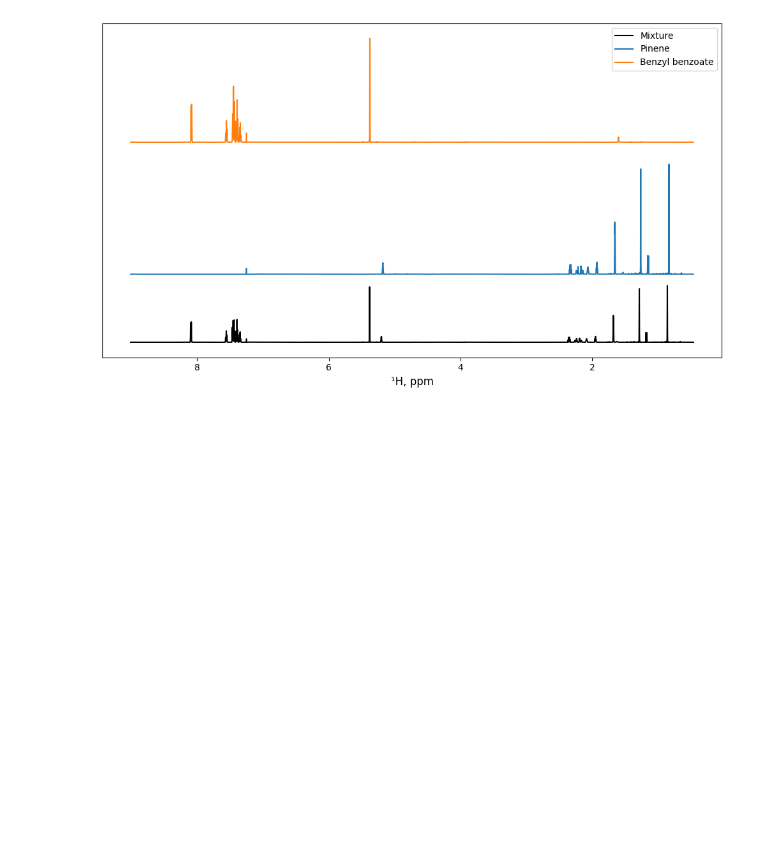
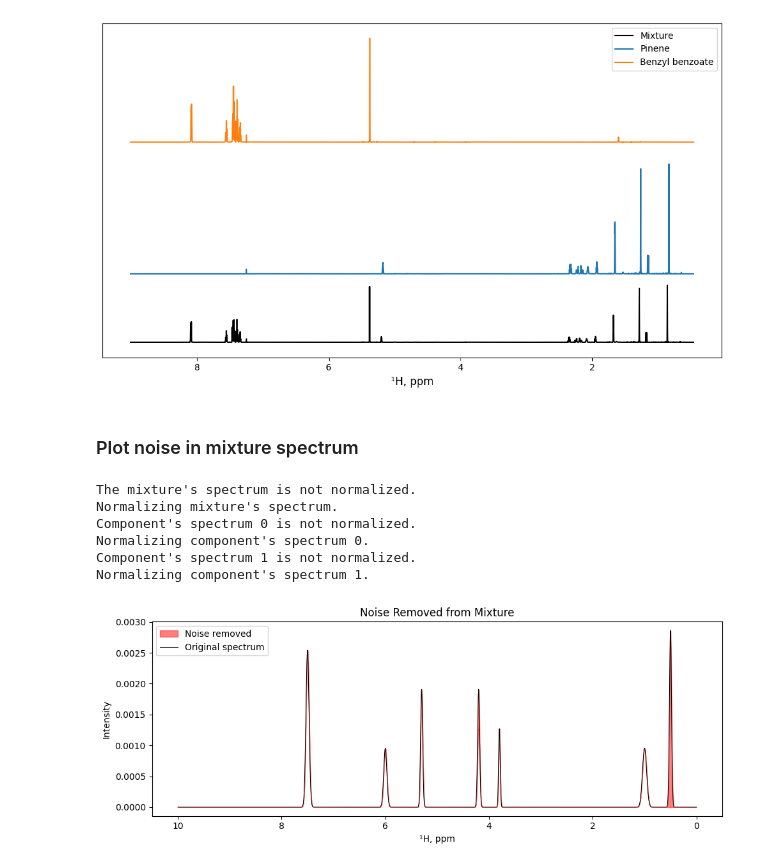
Before and after one commit to BDomzal/magnetstein, a Jupyter notebook: visualization_package/visualization_examples.ipynb, the cells around one changed output. Saved outputs shown, nothing was run; the diff lists cells and outputs as text; code cells hidden in the pictures; blank space fills up the shorter version.

```diff
--- a/visualization_package/visualization_examples.ipynb
+++ b/visualization_package/visualization_examples.ipynb
@@ -139,3 +139,5 @@ for col in plt.cm.tab10.colors[:len(spectra)]:
 visualize_stacked_spectra(spectra, colors=colours, labels=["Mixture", 'Pinene', 'Benzyl benzoate'])
 # %% [output]
 [figure]
+# %% [markdown]
+### Plot noise in mixture spectrum
@@ -141,0 +192,38 @@ visualize_stacked_spectra(spectra, colors=colours, labels=["Mixture", 'Pinene',
+# %%
+mixture_spec = NMRSpectrum(confs=spectrum_mixture)
+component1_spec = NMRSpectrum(confs=spectrum_component1)
+component2_spec = NMRSpectrum(confs=spectrum_component2)
+
+kappa_mix = 0.1
+kappa_comp = 0.1
+spectra_objects = [component1_spec, component2_spec]
+estimation = estimate_proportions(mixture_spec, [component1_spec, component2_spec], what_to_compare='area', MTD=kappa_mix, MTD_th=kappa_comp, solver=pulp.LpSolverDefault)
+
+p0 = 1-sum(estimation['proportions'])
+p0_prime = estimation['proportion_of_noise_in_components']
+
+mixture_spec.normalize(target_value=1-p0_prime)
+
+for i, sp in enumerate(spectra_objects):
+    sp.normalize(estimation['proportions'][i])
+
+all_confs = [
+                conf
+                for confs_list in [sp.confs for sp in spectra_objects]
+                for conf in confs_list
+            ]
+weighted_sum_of_components = NMRSpectrum(confs = all_confs)
+
+noise_in_mix_spectrum = estimation['noise']
+noise_in_components = estimation['noise_in_components']
+# %% [output]
+The mixture's spectrum is not normalized.
+Normalizing mixture's spectrum.
+Component's spectrum 0 is not normalized.
+Normalizing component's spectrum 0.
+Component's spectrum 1 is not normalized.
+Normalizing component's spectrum 1.
+# %%
+plot_removed_noise(mixture_spec, noise_in_mix_spectrum, "Noise Removed from Mixture", 'red')
+# %% [output]
+[figure, added]
```
Also changed, not shown: parts of 5 cells of this notebook, 2 other files.
